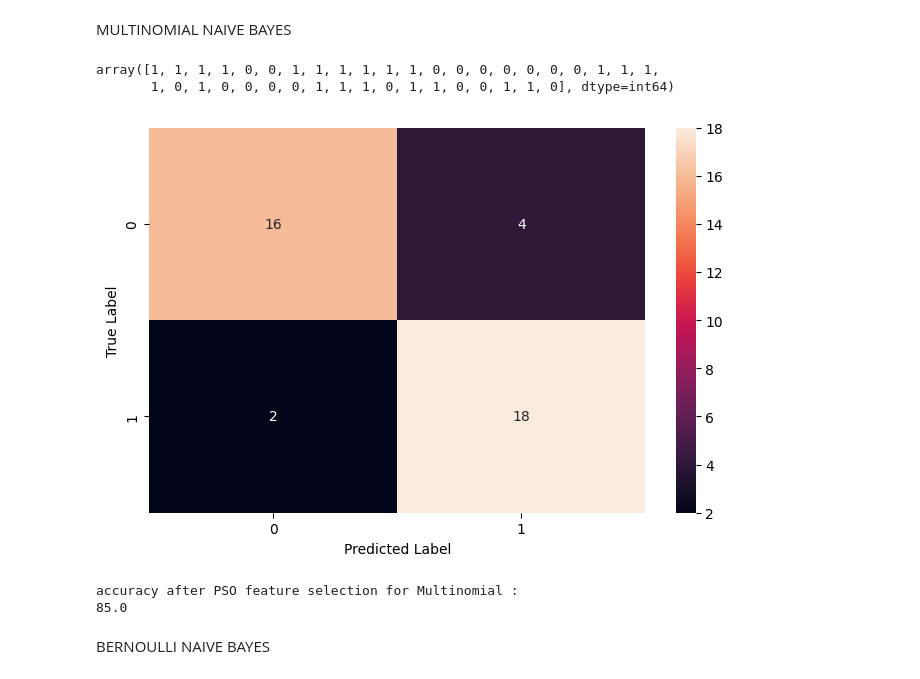
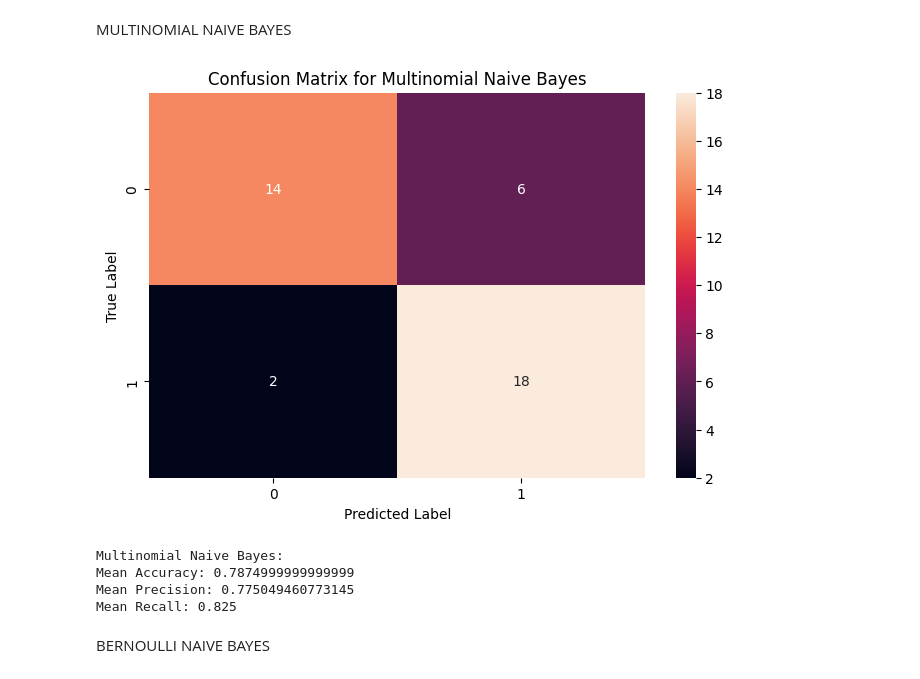
Before and after one commit to mahsyazeta/NBPSO, a Jupyter notebook: nbpso/pso_NB.ipynb, the cells around one changed output. Drawn from its saved outputs; the diff is of its cells as text; code cells hidden in the pictures.

```diff
--- a/nbpso/pso_NB.ipynb
+++ b/nbpso/pso_NB.ipynb
@@ -103,29 +119,63 @@ print(X_test_selected)
 # %% [markdown]
 MULTINOMIAL NAIVE BAYES
-# %%
-#klasifikasi
-mnb_selected = MultinomialNB()
-mnb_selected.fit(X_train_selected, y_train)
-predict_selected = mnb_selected.predict(X_test_selected)
-predict_selected
-# %% [output]
-array([1, 1, 1, 1, 0, 0, 1, 1, 1, 1, 1, 1, 0, 0, 0, 0, 0, 0, 0, 1, 1, 1,
-       1, 0, 1, 0, 0, 0, 0, 1, 1, 1, 0, 1, 1, 0, 0, 1, 1, 0], dtype=int64)
+# %%
+# Array penyimpan hasil K-10
+cv_accuracy_mnb = []
+cv_precision_mnb = []
+cv_recall_mnb = []
+# %%
+for train_idx, test_idx in kfold.split(X, y):
+    X_train, X_test = X.iloc[train_idx], X.iloc[test_idx]
+    y_train, y_test = y.iloc[train_idx], y.iloc[test_idx]
+
+    # TF-IDF Vectorization
+    tfidf_model = TfidfVectorizer(smooth_idf=False).fit(X_train)
+    X_train_tfidf = tfidf_model.transform(X_train).toarray()
+    X_test_tfidf = tfidf_model.transform(X_test).toarray()
+
+    # Feature Selection using PSO
+    selected_features = pso_feature_selection(X_train_tfidf, y_train, n_particles=10, n_iterations=100, num_features=X_train_tfidf.shape[1])
+
+
+    # Train model using selected features
+    mnb = MultinomialNB()
+    mnb.fit(X_train_tfidf[:, selected_features], y_train)
+
+    # Predictions
+    predict_mnb = mnb.predict(X_test_tfidf[:, selected_features])
+
+    # Evaluation
+    accuracy_mnb = accuracy_score(y_test, predict_mnb)
+    precision_mnb = precision_score(y_test, predict_mnb)
+    recall_mnb = recall_score(y_test, predict_mnb)
+
+    cv_accuracy_mnb.append(accuracy_mnb)
+    cv_precision_mnb.append(precision_mnb)
+    cv_recall_mnb.append(recall_mnb)
 # %%
-#confusion matrix model
+# confusion matrix model MultinomialNB
 f, ax = plt.subplots(figsize=(8,5))
-sns.heatmap(confusion_matrix(y_test, predict_selected), annot=True, fmt=".0f", ax=ax)
+sns.heatmap(confusion_matrix(y_test, predict_mnb), annot=True, fmt=".0f", ax=ax)
 plt.xlabel("Predicted Label")
 plt.ylabel("True Label")
+plt.title("Confusion Matrix for Multinomial Naive Bayes")
 plt.show()
 # %% [output]
-[figure, old version]
+[figure, new version]
-# %%
-# Skor akurasi model
-print('accuracy after PSO feature selection for Multinomial : ')
-print(accuracy_score(y_test, predict_selected)*100)
-# %% [output]
-accuracy after PSO feature selection for Multinomial :
-85.0
+# %%
+# Skor akurasi model
+mean_accuracy_mnb = np.mean(cv_accuracy_mnb)
+mean_precision_mnb = np.mean(cv_precision_mnb)
+mean_recall_mnb = np.mean(cv_recall_mnb)
+
+print("Multinomial Naive Bayes:")
+print("Mean Accuracy:", mean_accuracy_mnb)
+print("Mean Precision:", mean_precision_mnb)
+print("Mean Recall:", mean_recall_mnb)
+# %% [output]
+Multinomial Naive Bayes:
+Mean Accuracy: 0.7874999999999999
+Mean Precision: 0.775049460773145
+Mean Recall: 0.825
 # %% [markdown]
 BERNOULLI NAIVE BAYES
```
Also changed, not shown: parts of 24 cells of this notebook, 1 other file.
